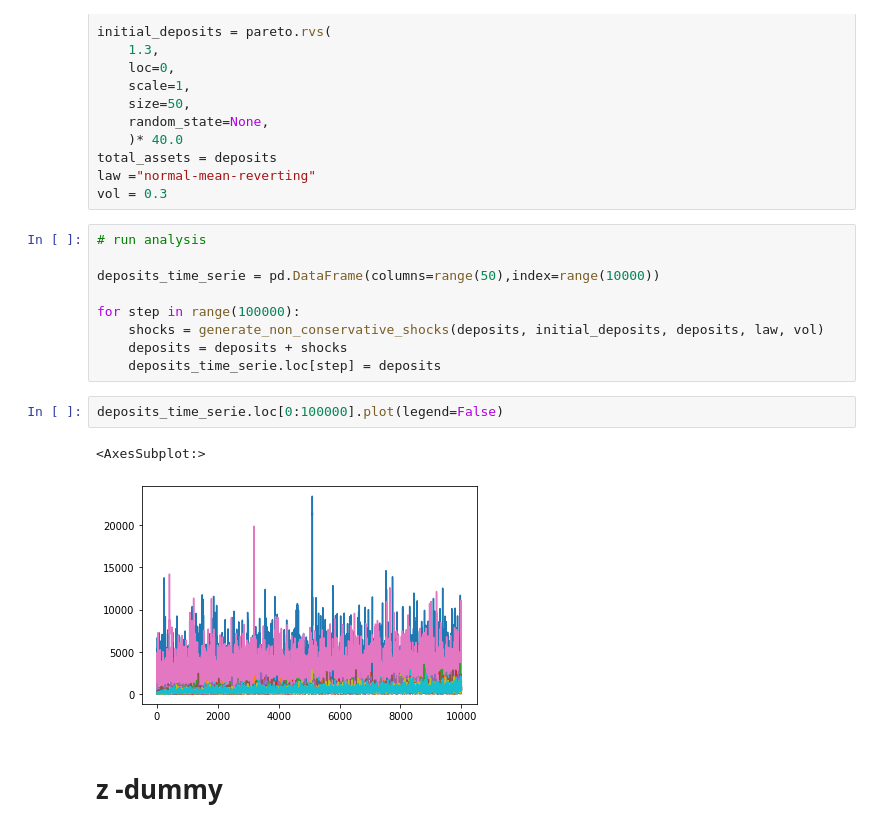
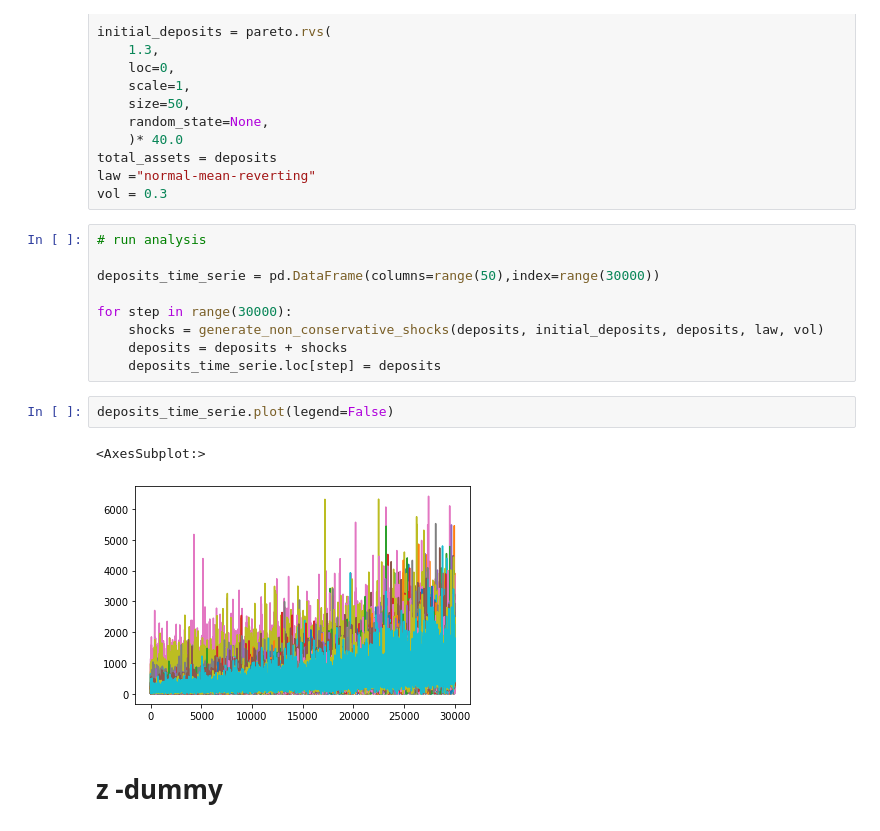
Before and after one commit to Victor-Le-Coz/secured_interbank_network_public, a Jupyter notebook: tests.ipynb, the cells around one changed output. Drawn from its saved outputs; the diff is of its cells as text.

```diff
--- a/tests.ipynb
+++ b/tests.ipynb
@@ -662,17 +662,17 @@ vol = 0.3
 # %%
 # run analysis
 
-deposits_time_serie = pd.DataFrame(columns=range(50),index=range(10000))
+deposits_time_serie = pd.DataFrame(columns=range(50),index=range(30000))
 
-for step in range(100000):
+for step in range(30000):
     shocks = generate_non_conservative_shocks(deposits, initial_deposits, deposits, law, vol)
     deposits = deposits + shocks
     deposits_time_serie.loc[step] = deposits
 # %%
-deposits_time_serie.loc[0:100000].plot(legend=False)
+deposits_time_serie.plot(legend=False)
 # %% [output]
 <AxesSubplot:>
-[figure, old version]
+[figure, new version]
 # %% [markdown]
 # z -dummy
 # %%
```
